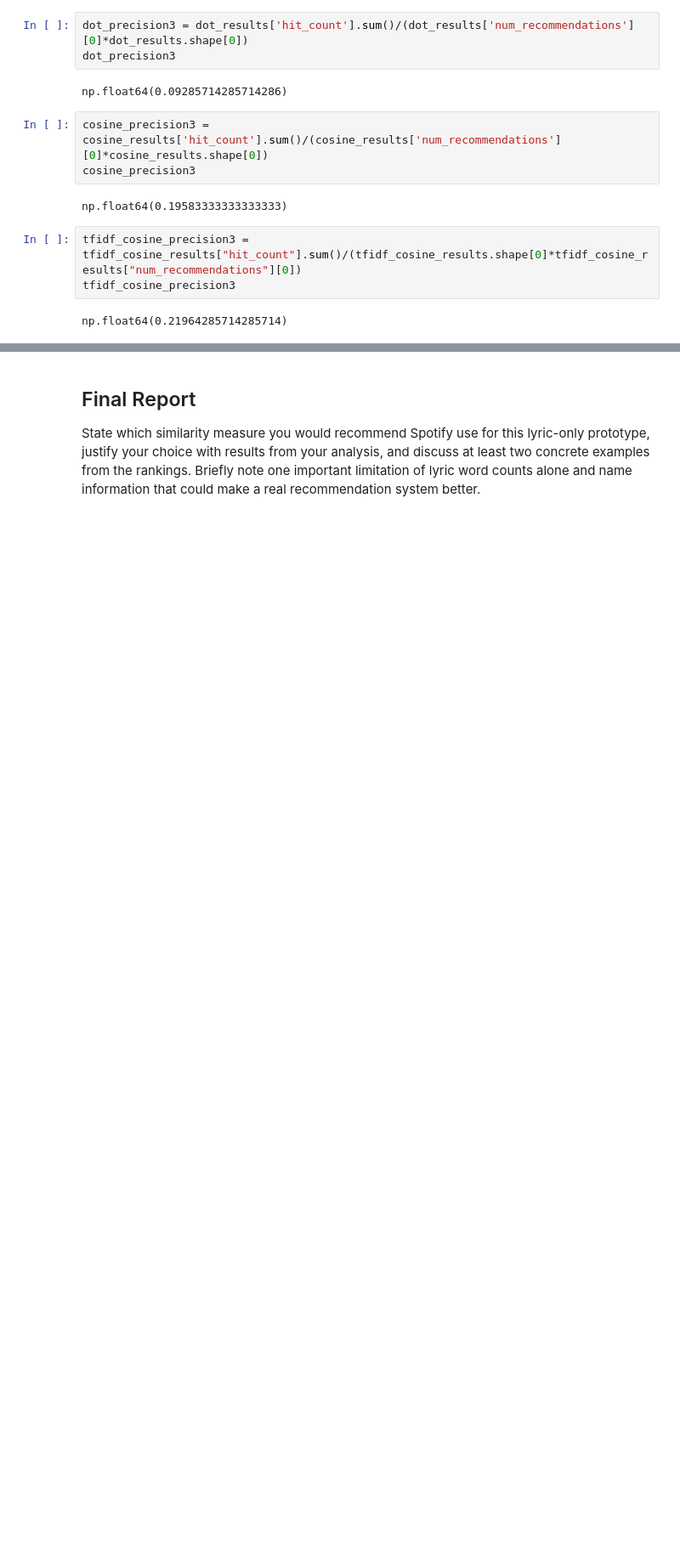
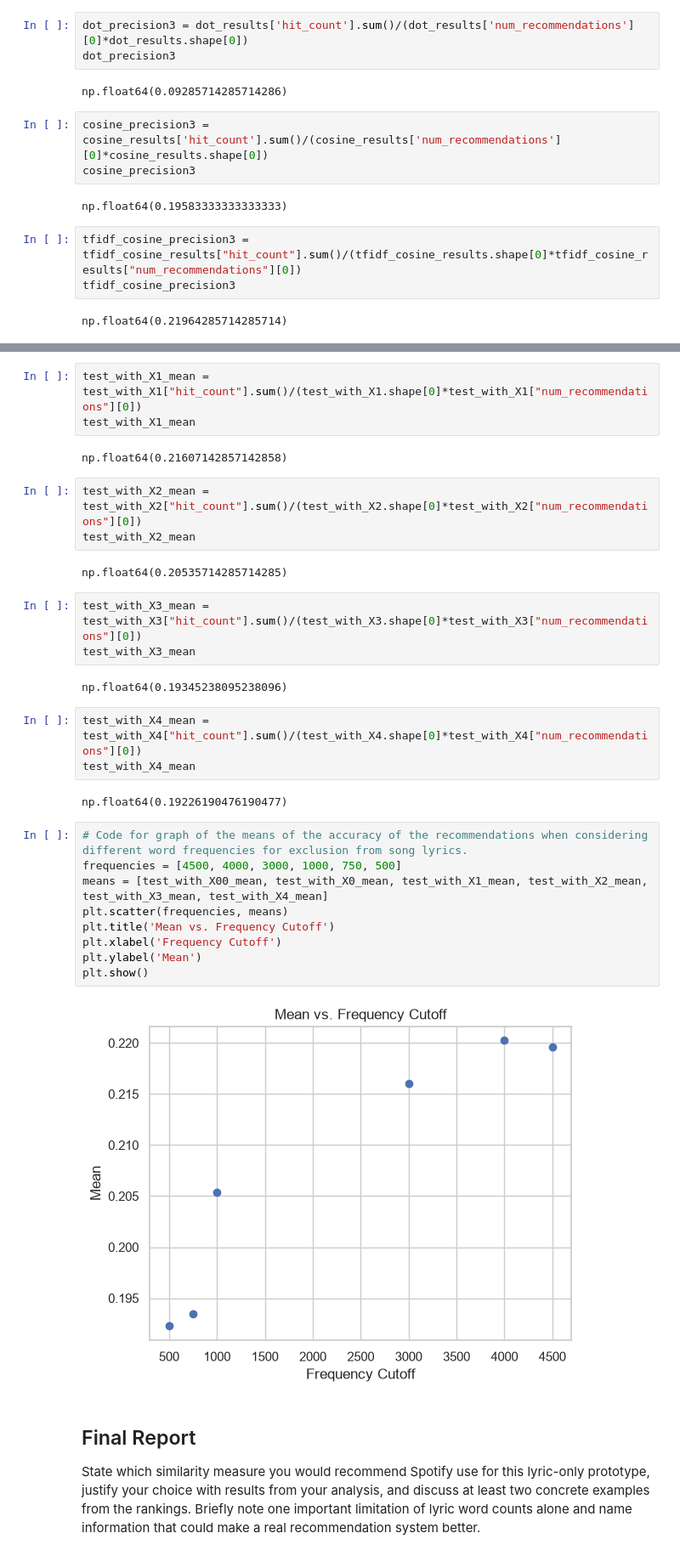
Before and after one commit to hdykens/UU_Lab_Repo, a Jupyter notebook: lab_02_in_class.ipynb, the cells around one changed output, grey strips where cells are left out. Shown at 85% size. Cells and saved outputs as stored; diff of their text form; blank space fills up the shorter version.

```diff
--- a/lab_02_in_class.ipynb
+++ b/lab_02_in_class.ipynb
@@ -948,3 +1102,34 @@ It would be valuable to know that tf-idf cosine had many more instances of all 3
+# %%
+test_with_X1_mean = test_with_X1["hit_count"].sum()/(test_with_X1.shape[0]*test_with_X1["num_recommendations"][0])
+test_with_X1_mean
+# %% [output]
+np.float64(0.21607142857142858)
+# %%
+test_with_X2_mean = test_with_X2["hit_count"].sum()/(test_with_X2.shape[0]*test_with_X2["num_recommendations"][0])
+test_with_X2_mean
+# %% [output]
+np.float64(0.20535714285714285)
+# %%
+test_with_X3_mean = test_with_X3["hit_count"].sum()/(test_with_X3.shape[0]*test_with_X3["num_recommendations"][0])
+test_with_X3_mean
+# %% [output]
+np.float64(0.19345238095238096)
+# %%
+test_with_X4_mean = test_with_X4["hit_count"].sum()/(test_with_X4.shape[0]*test_with_X4["num_recommendations"][0])
+test_with_X4_mean
+# %% [output]
+np.float64(0.19226190476190477)
+# %%
+# Code for graph of the means of the accuracy of the recommendations when considering different word frequencies for exclusion from song lyrics.
+frequencies = [4500, 4000, 3000, 1000, 750, 500]
+means = [test_with_X00_mean, test_with_X0_mean, test_with_X1_mean, test_with_X2_mean, test_with_X3_mean, test_with_X4_mean]
+plt.scatter(frequencies, means)
+plt.title('Mean vs. Frequency Cutoff')
+plt.xlabel('Frequency Cutoff')
+plt.ylabel('Mean')
+plt.show()
+# %% [output]
+[figure, added]
 # %% [markdown]
 ## Final Report
 
```
Also changed, not shown: parts of 12 cells of this notebook, 1 other file.
